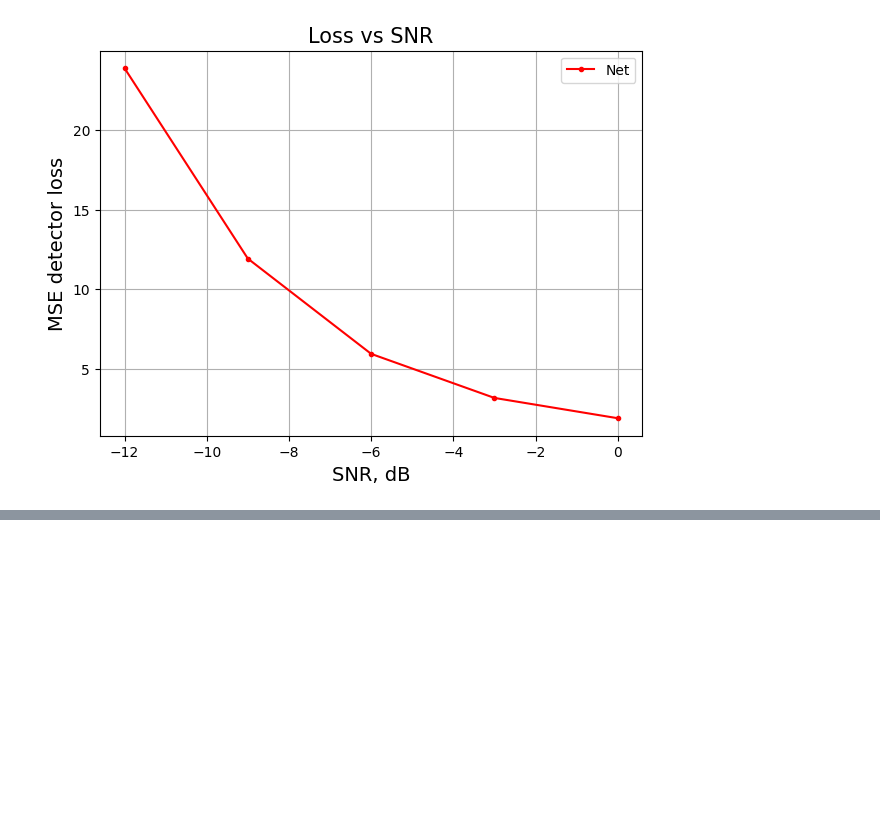
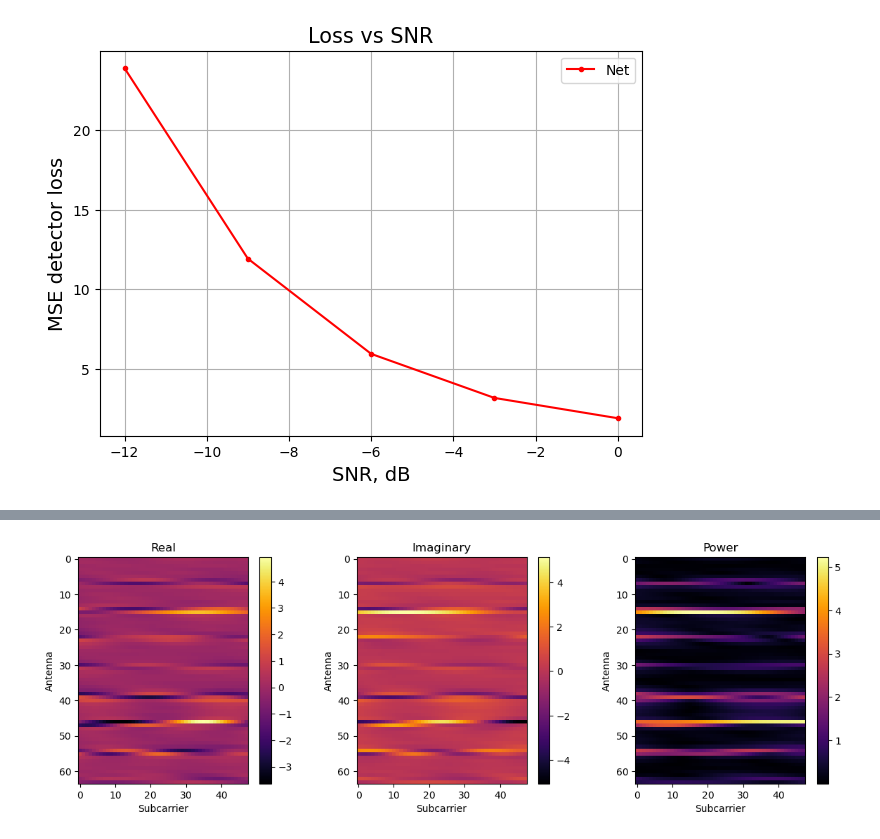
Before and after one commit to Albly/ML_for_channel_estimation, a Jupyter notebook: main.ipynb, the cells around one changed output, grey strips where cells are left out. Drawn from its saved outputs; the diff is of its cells as text; code cells hidden in the pictures; blank space fills up the shorter version.

```diff
--- a/main.ipynb
+++ b/main.ipynb
@@ -628,0 +752,4 @@ plt.show()
+# %%
+plot_H(H_ideal_beam, True)
+# %% [output]
+[figure, added]
```
Also changed, not shown: parts of 17 cells of this notebook, 2 other files.
